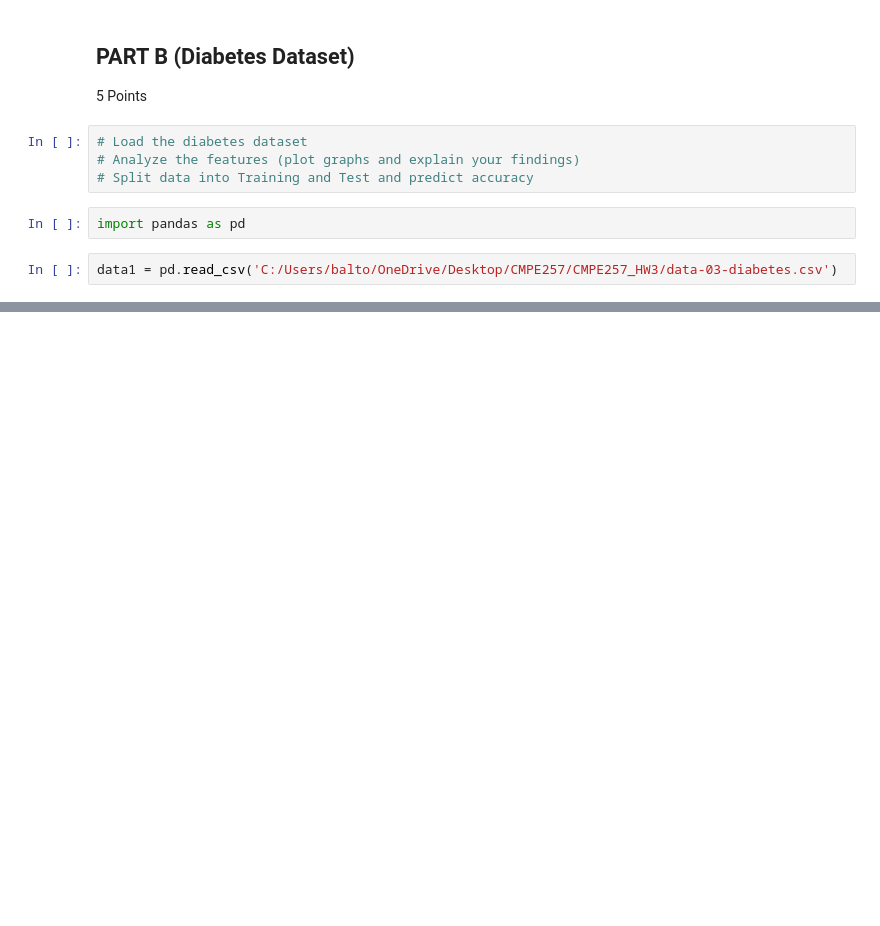
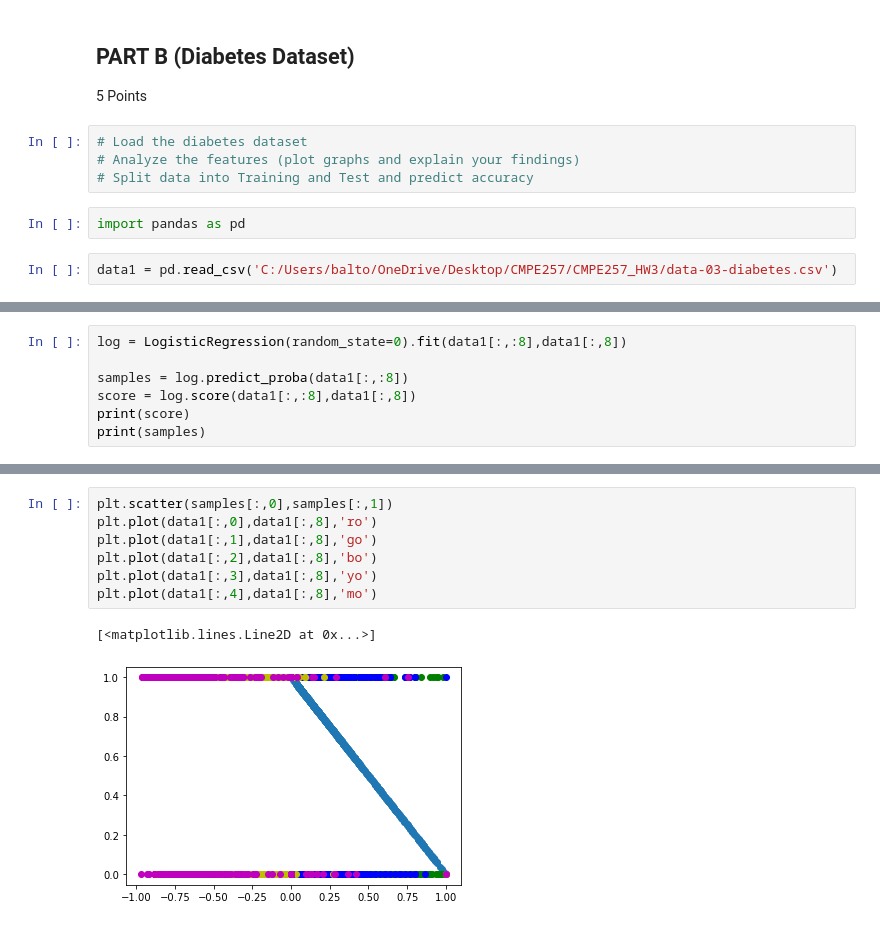
Before and after one commit to nmannan97/CMPE257_HW3, a Jupyter notebook: HW3.ipynb, the cells around one changed output, grey strips where cells are left out. Cells and saved outputs as stored; diff of their text form; blank space fills up the shorter version.

```diff
--- a/HW3.ipynb
+++ b/HW3.ipynb
@@ -180,0 +190,7 @@ plt.scatter(data1[:,4],data1[:,8])
+# %%
+log = LogisticRegression(random_state=0).fit(data1[:,:8],data1[:,8])
+
+samples = log.predict_proba(data1[:,:8])
+score = log.score(data1[:,:8],data1[:,8])
+print(score)
+print(samples)
@@ -180,0 +227,10 @@ plt.scatter(data1[:,4],data1[:,8])
+# %%
+plt.scatter(samples[:,0],samples[:,1])
+plt.plot(data1[:,0],data1[:,8],'ro')
+plt.plot(data1[:,1],data1[:,8],'go')
+plt.plot(data1[:,2],data1[:,8],'bo')
+plt.plot(data1[:,3],data1[:,8],'yo')
+plt.plot(data1[:,4],data1[:,8],'mo')
+# %% [output]
+[<matplotlib.lines.Line2D at 0x...>]
+[figure, added]
```
Also changed, not shown: parts of 4 cells of this notebook.
